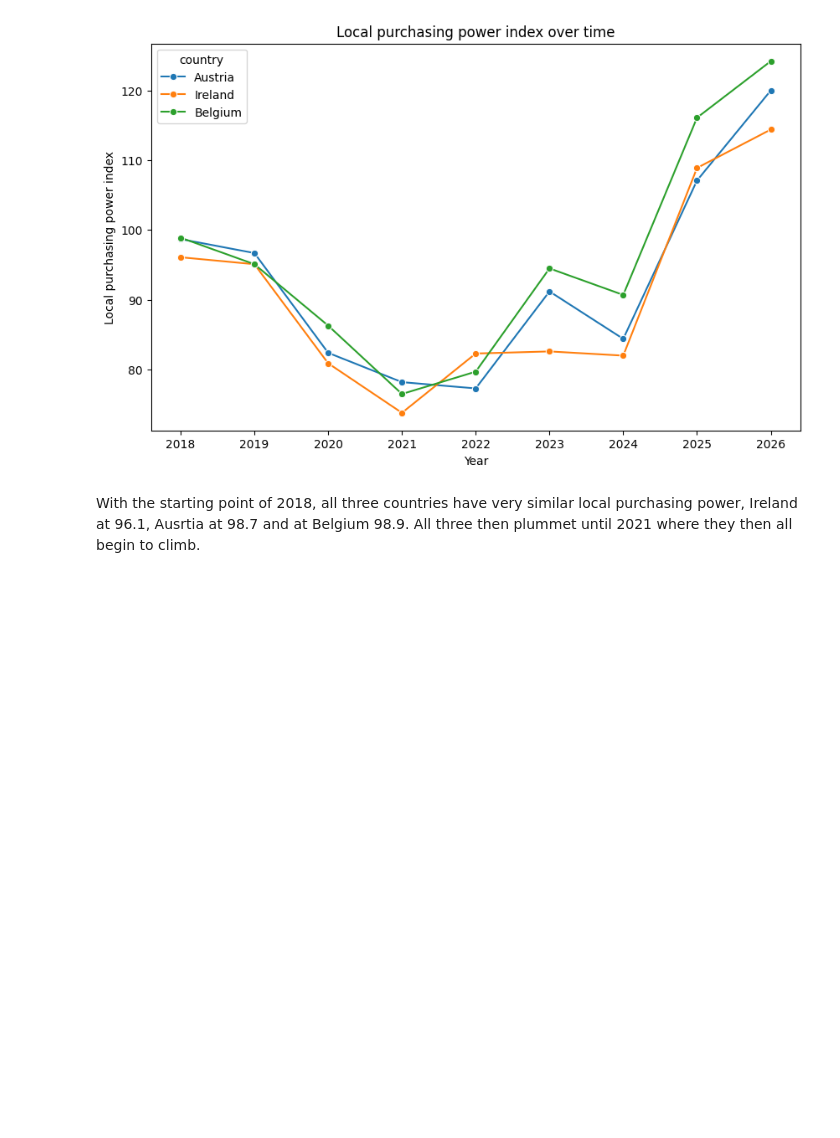
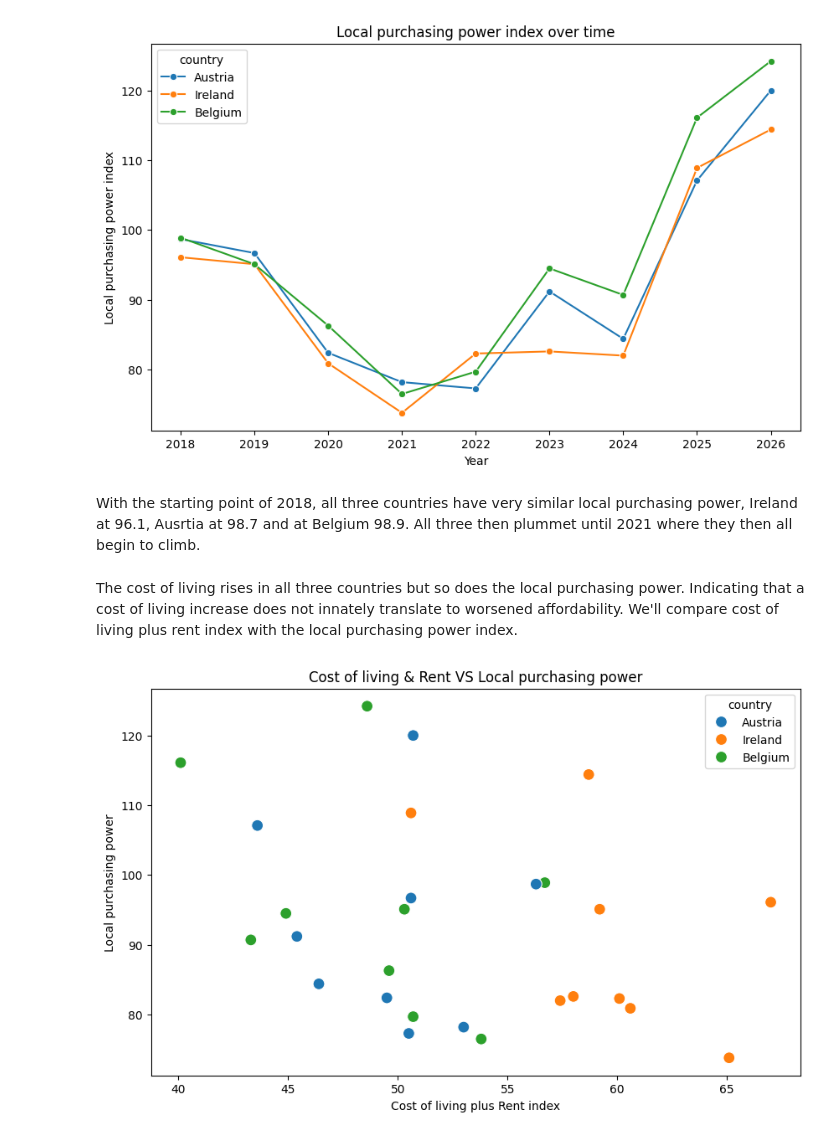
Before and after one commit to 13NateMate37/Hackathon26_Economy_in_UK, a Jupyter notebook: jupyter_notebooks/Nate_EDA.ipynb, the cells around one changed output. Cells and saved outputs as stored; diff of their text form; code cells hidden in the pictures; blank space fills up the shorter version.

Commit message:
cost to Ppower chart

```diff
--- a/jupyter_notebooks/Nate_EDA.ipynb
+++ b/jupyter_notebooks/Nate_EDA.ipynb
@@ -208,3 +208,24 @@ plt.show()
 [figure]
 # %% [markdown]
 With the starting point of 2018, all three countries have very similar local purchasing power, Ireland at 96.1, Ausrtia at 98.7 and at Belgium 98.9. All three then plummet until 2021 where they then all begin to climb.
+# %% [markdown]
+The cost of living rises in all three countries but so does the local purchasing power. Indicating that a cost of living increase does not innately translate to worsened affordability. We'll compare cost of living plus rent index with the local purchasing power index.
+# %%
+# Visualise the comaprison
+plt.figure(figsize=(10,6))
+
+sns.scatterplot(
+    data=my_df,
+    x="cost_of_living_plus_rent_index",
+    y="local_purchasing_power_index",
+    hue="country",
+    s=100
+)
+
+plt.title("Cost of living & Rent VS Local purchasing power")
+plt.xlabel("Cost of living plus Rent index")
+plt.ylabel("Local purchasing power")
+
+plt.show()
+# %% [output]
+[figure, added]
```
Also changed, not shown: parts of 1 cell of this notebook.
